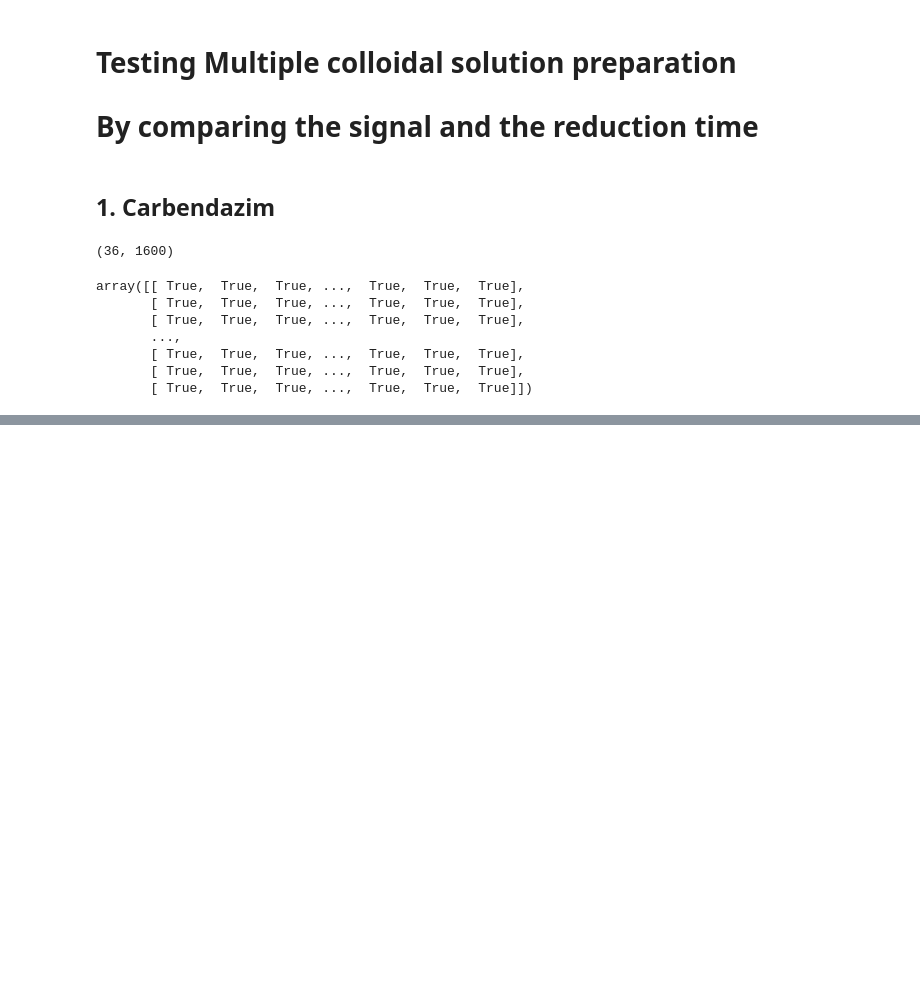
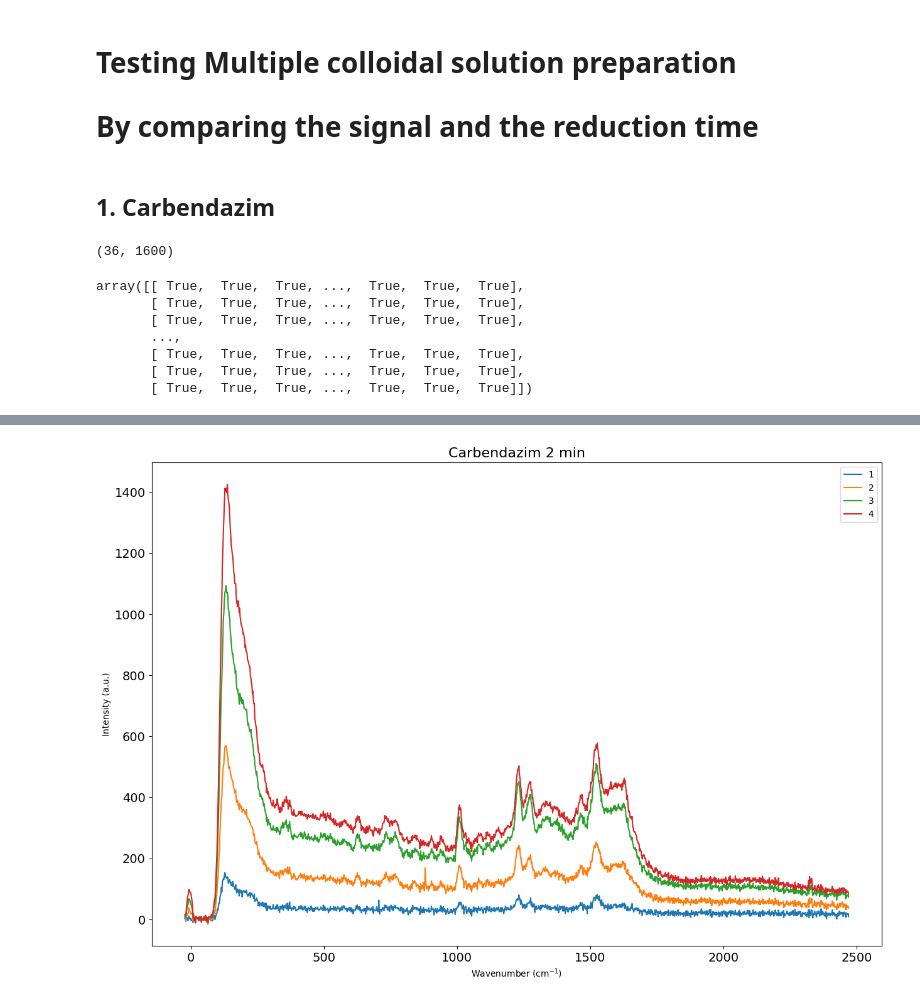
Before and after one commit to anva-kn/Raman, a Jupyter notebook: Publication/Colloids_red_time_comparison.ipynb, the cells around one changed output, grey strips where cells are left out. Drawn from its saved outputs; the diff is of its cells as text; code cells hidden in the pictures; blank space fills up the shorter version.

```diff
--- a/Publication/Colloids_red_time_comparison.ipynb
+++ b/Publication/Colloids_red_time_comparison.ipynb
@@ -50,0 +103,15 @@ array([[ True,  True,  True, ...,  True,  True,  True],
+# %%
+plt.figure(figsize=(15, 10))
+plt.plot(f_sup, car_2_min_avg_0)
+plt.plot(f_sup, car_2_min_avg_1)
+plt.plot(f_sup, car_2_min_avg_2)
+plt.plot(f_sup, car_2_min_avg_3)
+plt.legend(['1', '2', '3', '4'])
+plt.title('Carbendazim 2 min', fontsize=16)
+plt.xlabel('Wavenumber (cm$^{-1}$)')
+plt.ylabel('Intensity (a.u.)')
+plt.xticks(fontsize=14)
+plt.yticks(fontsize=14)
+plt.show()
+# %% [output]
+[figure, added]
```
Also changed, not shown: parts of 25 cells of this notebook, 1 other file.
